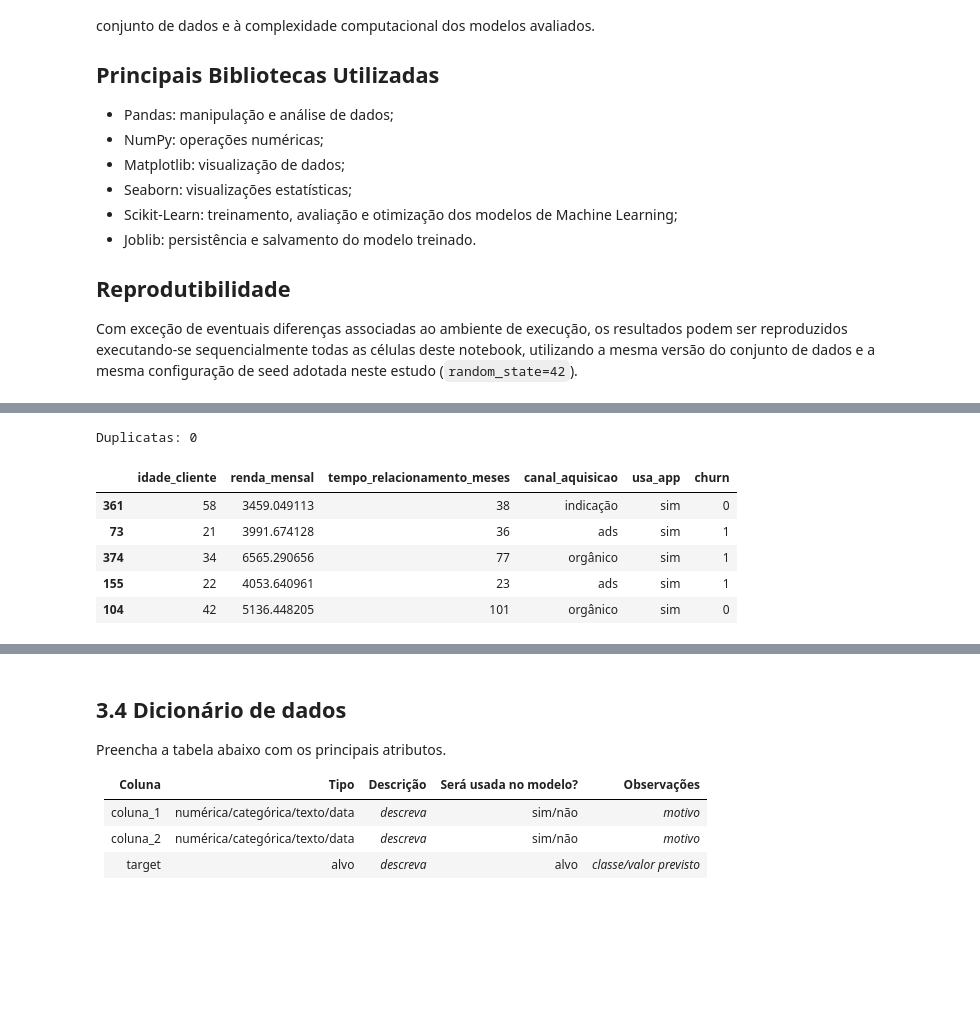
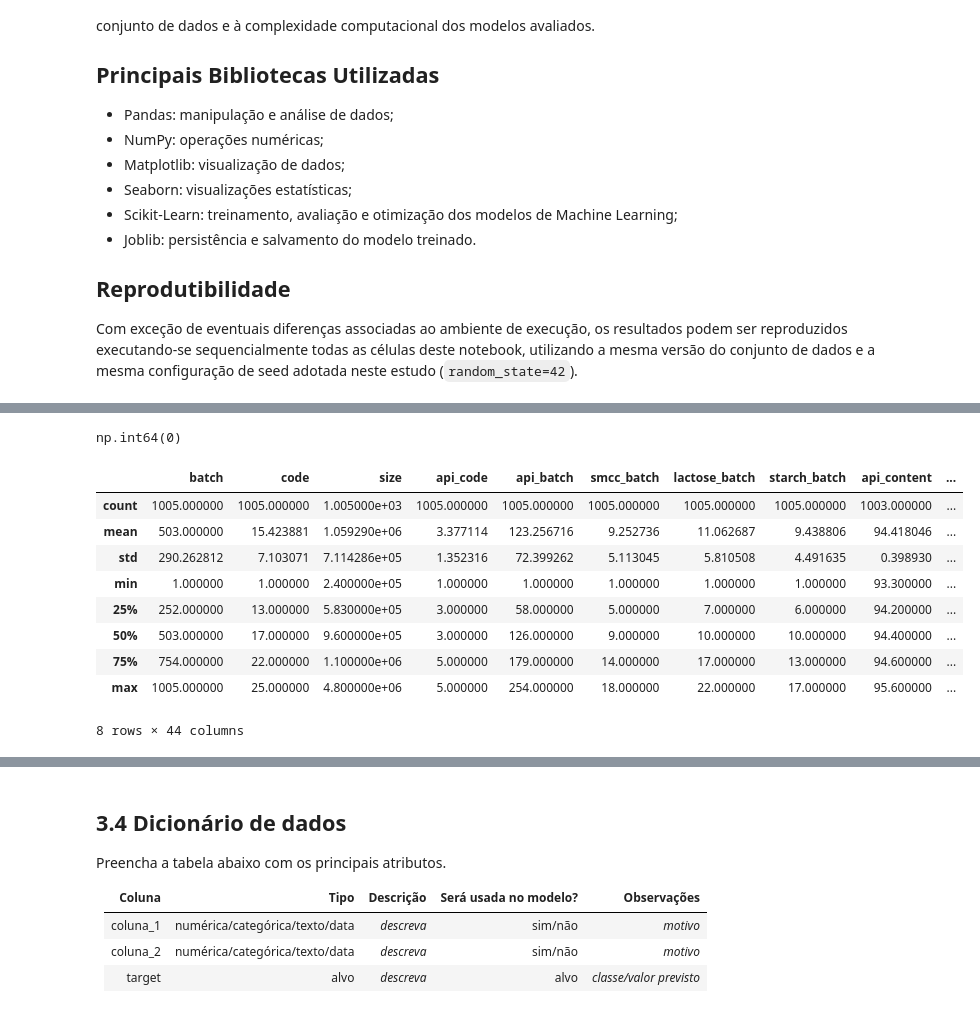
Before and after one commit to Moliveira85/MVP_CPV_Impurities_ML, a Jupyter notebook: MVP_CPV_ML_Analytics_20261.ipynb, the cells around one changed output, grey strips where cells are left out. Drawn from its saved outputs; the diff is of its cells as text; code cells hidden in the pictures; blank space fills up the shorter version.

```diff
--- a/MVP_CPV_ML_Analytics_20261.ipynb
+++ b/MVP_CPV_ML_Analytics_20261.ipynb
@@ -309,0 +202,8 @@ Valores ausentes por coluna:
+# %%
+# === Carga dos dados ===
+url = "https://raw.githubusercontent.com/Moliveira85/MVP_CPV_Impurities_ML/main/Laboratory.csv"
+df = pd.read_csv(url, sep=';')
+
+print("Dataset carregado com sucesso!")
+
+df.head()
@@ -310,13 +281,17 @@ Valores ausentes por coluna:
 # %%
-print("\nDuplicatas:", df.duplicated().sum())
+df.duplicated().sum()
 # %% [output]
-Duplicatas: 0
+np.int64(0)
-# %%
-display(df.sample(5, random_state=SEED))
-# %% [output]
-|  | idade_cliente | renda_mensal | tempo_relacionamento_meses | canal_aquisicao | usa_app | churn |
-| 361 | 58 | 3459.049113 | 38 | indicação | sim | 0 |
-| 73 | 21 | 3991.674128 | 36 | ads | sim | 1 |
-| 374 | 34 | 6565.290656 | 77 | orgânico | sim | 1 |
-| 155 | 22 | 4053.640961 | 23 | ads | sim | 1 |
-| 104 | 42 | 5136.448205 | 101 | orgânico | sim | 0 |
+# %%
+df.describe()
+# %% [output]
+|  | batch | code | size | api_code | api_batch | smcc_batch | lactose_batch | starch_batch | api_content | ... |
+| count | 1005.000000 | 1005.000000 | 1.005000e+03 | 1005.000000 | 1005.000000 | 1005.000000 | 1005.000000 | 1005.000000 | 1003.000000 | ... |
+| mean | 503.000000 | 15.423881 | 1.059290e+06 | 3.377114 | 123.256716 | 9.252736 | 11.062687 | 9.438806 | 94.418046 | ... |
+| std | 290.262812 | 7.103071 | 7.114286e+05 | 1.352316 | 72.399262 | 5.113045 | 5.810508 | 4.491635 | 0.398930 | ... |
+| min | 1.000000 | 1.000000 | 2.400000e+05 | 1.000000 | 1.000000 | 1.000000 | 1.000000 | 1.000000 | 93.300000 | ... |
+| 25% | 252.000000 | 13.000000 | 5.830000e+05 | 3.000000 | 58.000000 | 5.000000 | 7.000000 | 6.000000 | 94.200000 | ... |
+| 50% | 503.000000 | 17.000000 | 9.600000e+05 | 3.000000 | 126.000000 | 9.000000 | 10.000000 | 10.000000 | 94.400000 | ... |
+| 75% | 754.000000 | 22.000000 | 1.100000e+06 | 5.000000 | 179.000000 | 14.000000 | 17.000000 | 13.000000 | 94.600000 | ... |
+| max | 1005.000000 | 25.000000 | 4.800000e+06 | 5.000000 | 254.000000 | 18.000000 | 22.000000 | 17.000000 | 95.600000 | ... |
+8 rows × 44 columns
```
Also changed, not shown: parts of 21 cells of this notebook.
